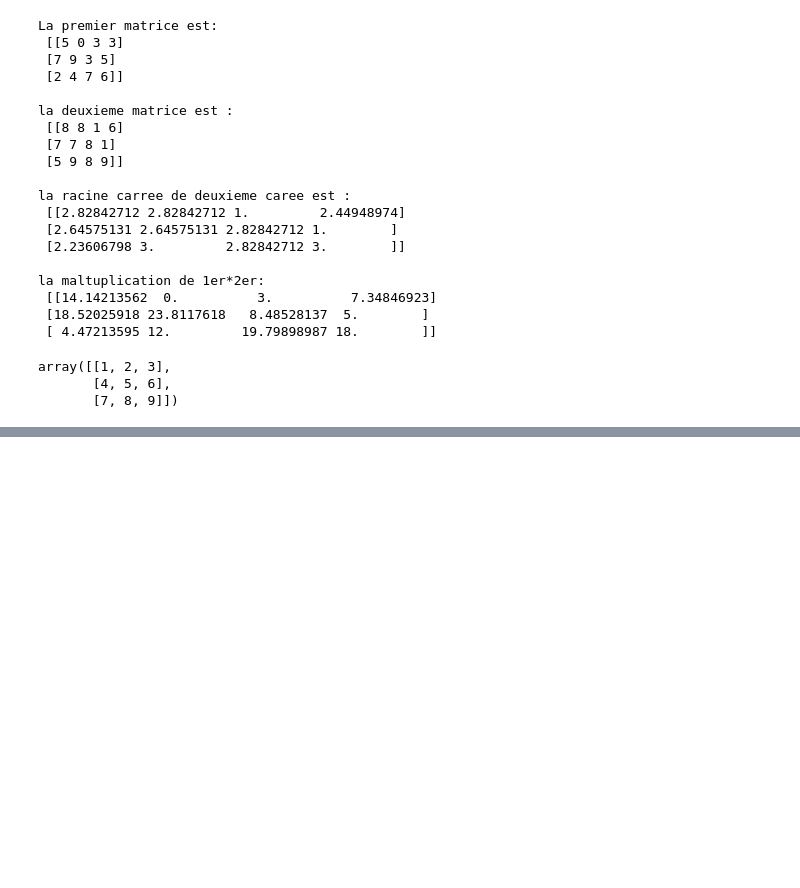
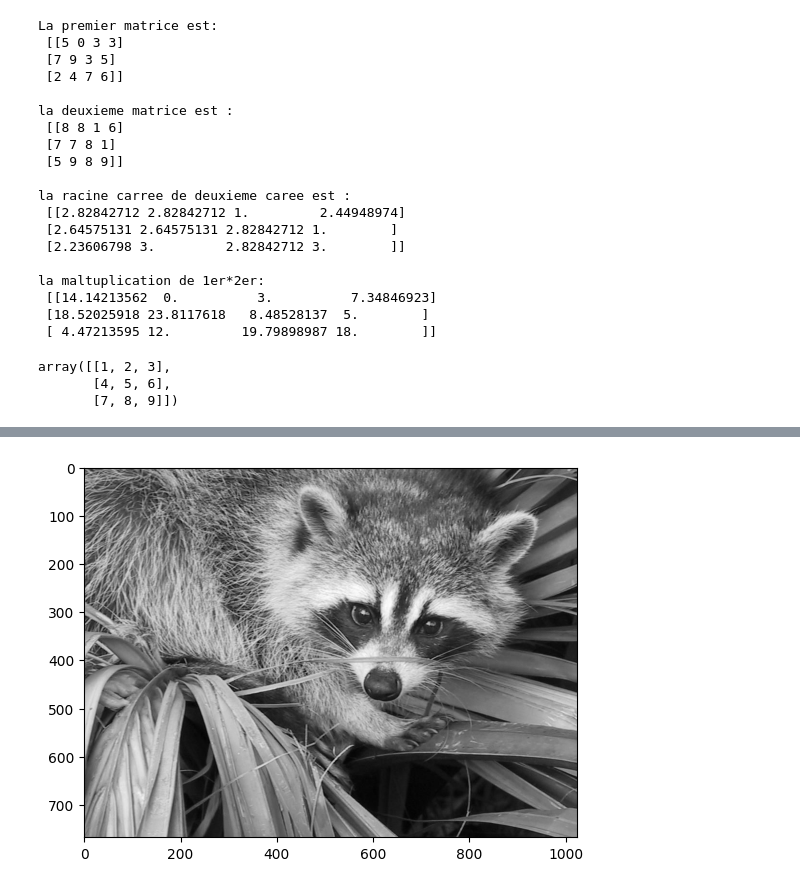
Before and after one commit to ennajari/MachineLearnia, a Jupyter notebook: Desktop/ipynb_checkpoints/MachineLearnia.ipynb, the cells around one changed output, grey strips where cells are left out. Drawn from its saved outputs; the diff is of its cells as text; code cells hidden in the pictures; blank space fills up the shorter version.

```diff
--- a/Desktop/ipynb_checkpoints/MachineLearnia.ipynb
+++ b/Desktop/ipynb_checkpoints/MachineLearnia.ipynb
@@ -405,0 +406,8 @@ print(A)
+# %%
+from scipy import misc
+import matplotlib.pyplot as plt
+face = misc.face(gray=True)
+plt.imshow(face,cmap=plt.cm.gray)
+plt.show()
+# %% [output]
+[figure, added]
```
Also changed, not shown: parts of 2 cells of this notebook.
